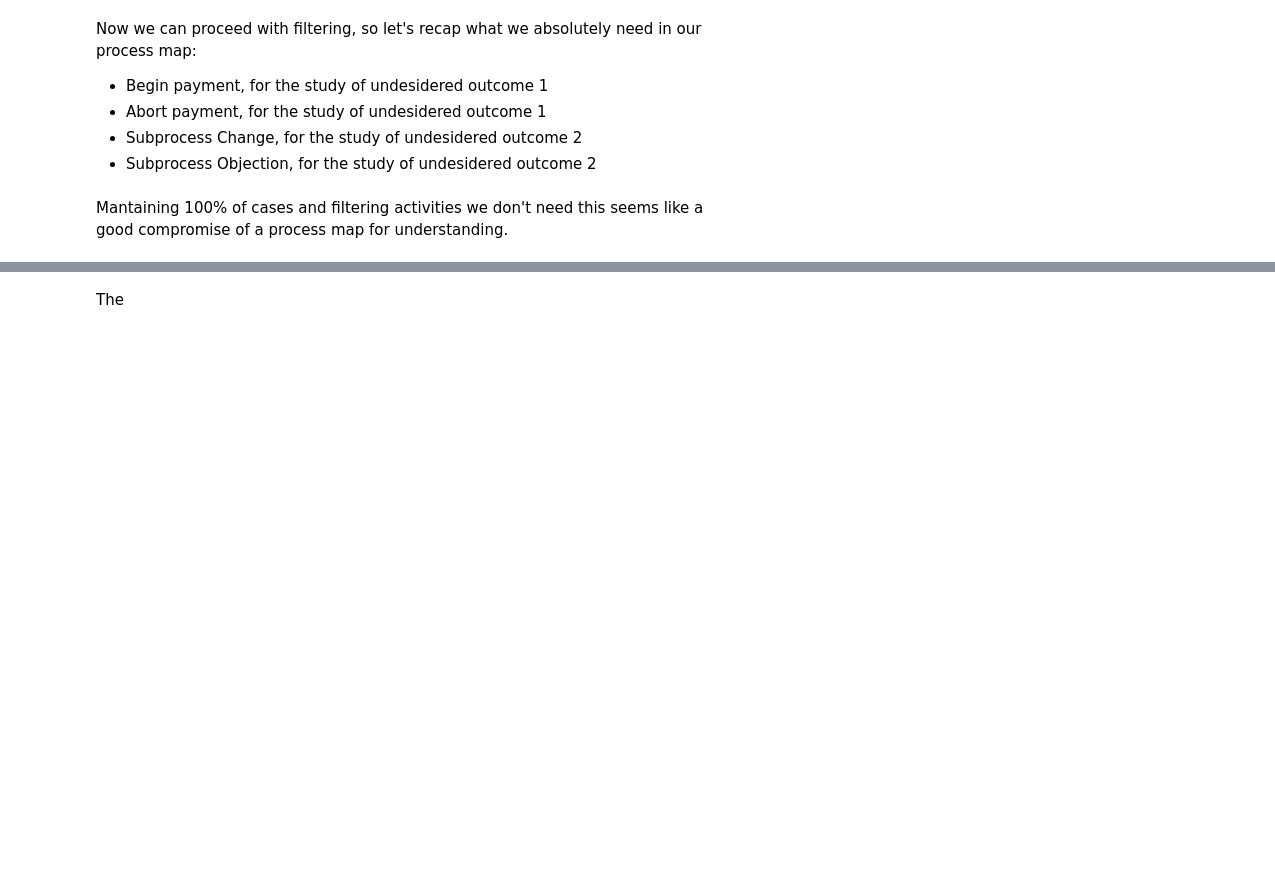
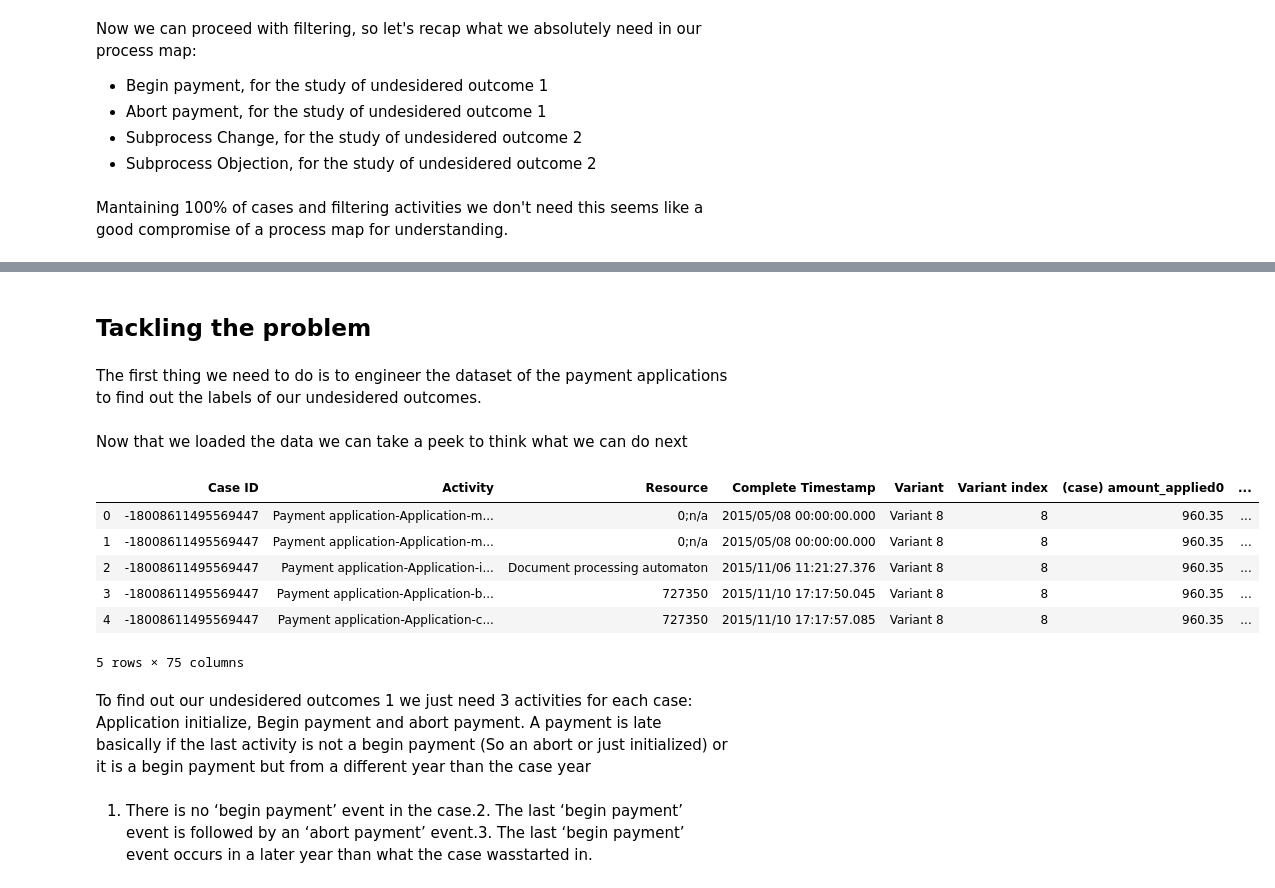
Before and after one commit to Anacron-sec/process-mining-project, a Jupyter notebook: nbs/BPI Challenge 2018.ipynb, the cells around one changed output, grey strips where cells are left out. Cells and saved outputs as stored; diff of their text form; code cells hidden in the pictures; blank space fills up the shorter version.

Commit message:
Add code for undesidered outcome 1

```diff
--- a/nbs/BPI Challenge 2018.ipynb
+++ b/nbs/BPI Challenge 2018.ipynb
@@ -76,2 +75,23 @@ Taking a look at the statistics we find that the 4 most common variants of cases
-# %% [markdown]
-The
+# %% [markdown]
+## Tackling the problem
+# %% [markdown]
+The first thing we need to do is to engineer the dataset of the payment applications to find out the labels of our undesidered outcomes.
+# %%
+df = pd.read_csv('../data/Payment application.csv')
+# %% [markdown]
+Now that we loaded the data we can take a peek to think what we can do next
+# %%
+df.head()
+# %% [output]
+|  | Case ID | Activity | Resource | Complete Timestamp | Variant | Variant index | (case) amount_applied0 | ... |
+| 0 | -18008611495569447 | Payment application-Application-m... | 0;n/a | 2015/05/08 00:00:00.000 | Variant 8 | 8 | 960.35 | ... |
+| 1 | -18008611495569447 | Payment application-Application-m... | 0;n/a | 2015/05/08 00:00:00.000 | Variant 8 | 8 | 960.35 | ... |
+| 2 | -18008611495569447 | Payment application-Application-i... | Document processing automaton | 2015/11/06 11:21:27.376 | Variant 8 | 8 | 960.35 | ... |
+| 3 | -18008611495569447 | Payment application-Application-b... | 727350 | 2015/11/10 17:17:50.045 | Variant 8 | 8 | 960.35 | ... |
+| 4 | -18008611495569447 | Payment application-Application-c... | 727350 | 2015/11/10 17:17:57.085 | Variant 8 | 8 | 960.35 | ... |
+5 rows × 75 columns
+# %% [markdown]
+To find out our undesidered outcomes 1 we just need 3 activities for each case: Application initialize, Begin payment and abort payment.
+A payment is late basically if the last activity is not a begin payment (So an abort or just initialized) or it is a begin payment but from a different year than the case year
+# %% [markdown]
+1. There is no ‘begin payment’ event in the case.2. The last ‘begin payment’ event is followed by an ‘abort payment’ event.3. The last ‘begin payment’ event occurs in a later year than what the case wasstarted in.
```
Also changed, not shown: parts of 7 cells of this notebook.
